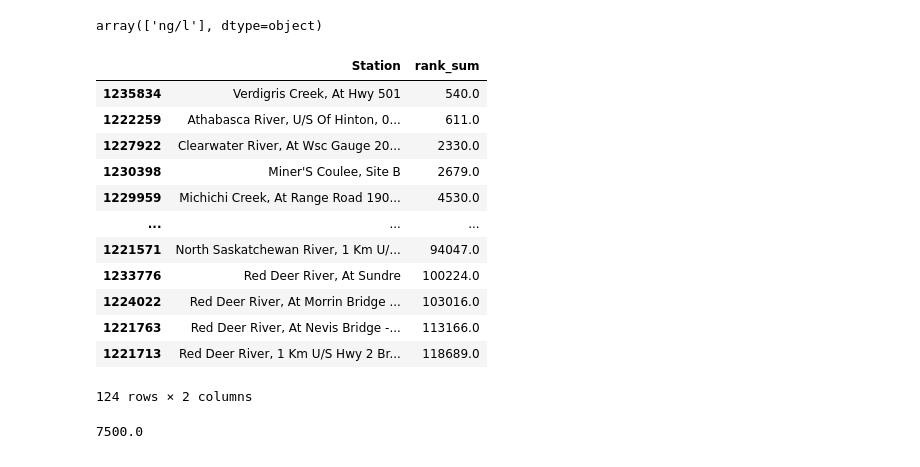
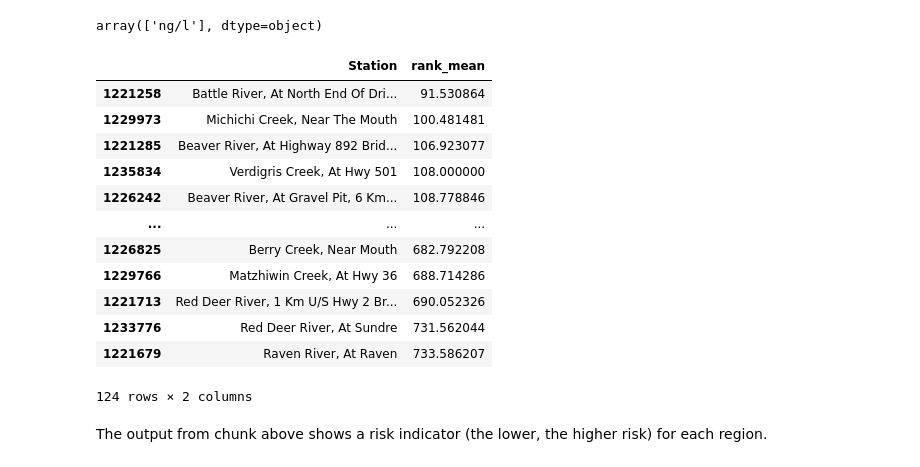
Before and after one commit to mjdzr/AB-WQ, a Jupyter notebook: notebooks/data_cleaning.ipynb, the cells around one changed output. Drawn from its saved outputs; the diff is of its cells as text; code cells hidden in the pictures.

Commit message:
finish transform

```diff
--- a/notebooks/data_cleaning.ipynb
+++ b/notebooks/data_cleaning.ipynb
@@ -273,23 +273,19 @@ mercury_data['UnitCode'].unique()
 array(['ng/l'], dtype=object)
 # %%
 mercury_data['rank'] = mercury_data.groupby('Basin')['MeasurementValue'].transform('rank', method='dense', ascending=False)
-mercury_data['rank_sum'] = mercury_data.groupby(['Basin', 'Station'], observed=True)['rank'].transform('sum')
-mercury_data[['Station', 'rank_sum']].drop_duplicates().sort_values(by='rank_sum', ascending=True)
+mercury_data['rank_mean'] = mercury_data.groupby(['Basin', 'Station'], observed=True)['rank'].transform('mean')
+mercury_data[['Station', 'rank_mean']].drop_duplicates().sort_values(by='rank_mean', ascending=True)
 # %% [output]
-|  | Station | rank_sum |
-| 1235834 | Verdigris Creek, At Hwy 501 | 540.0 |
-| 1222259 | Athabasca River, U/S Of Hinton, 0... | 611.0 |
-| 1227922 | Clearwater River, At Wsc Gauge 20... | 2330.0 |
-| 1230398 | Miner'S Coulee, Site B | 2679.0 |
-| 1229959 | Michichi Creek, At Range Road 190... | 4530.0 |
+|  | Station | rank_mean |
+| 1221258 | Battle River, At North End Of Dri... | 91.530864 |
+| 1229973 | Michichi Creek, Near The Mouth | 100.481481 |
+| 1221285 | Beaver River, At Highway 892 Brid... | 106.923077 |
+| 1235834 | Verdigris Creek, At Hwy 501 | 108.000000 |
+| 1226242 | Beaver River, At Gravel Pit, 6 Km... | 108.778846 |
 | ... | ... | ... |
-| 1221571 | North Saskatchewan River, 1 Km U/... | 94047.0 |
-| 1233776 | Red Deer River, At Sundre | 100224.0 |
-| 1224022 | Red Deer River, At Morrin Bridge ... | 103016.0 |
-| 1221763 | Red Deer River, At Nevis Bridge -... | 113166.0 |
-| 1221713 | Red Deer River, 1 Km U/S Hwy 2 Br... | 118689.0 |
+| 1226825 | Berry Creek, Near Mouth | 682.792208 |
+| 1229766 | Matzhiwin Creek, At Hwy 36 | 688.714286 |
+| 1221713 | Red Deer River, 1 Km U/S Hwy 2 Br... | 690.052326 |
+| 1233776 | Red Deer River, At Sundre | 731.562044 |
+| 1221679 | Raven River, At Raven | 733.586207 |
 124 rows × 2 columns
-# %%
-mercury_data['MeasurementValue'].max()
-# %% [output]
-7500.0
@@ -297,0 +292,2 @@ data
+# %% [markdown]
+The output from chunk above shows a risk indicator (the lower, the higher risk) for each region.
```
Also changed, not shown: parts of 2 cells of this notebook.
